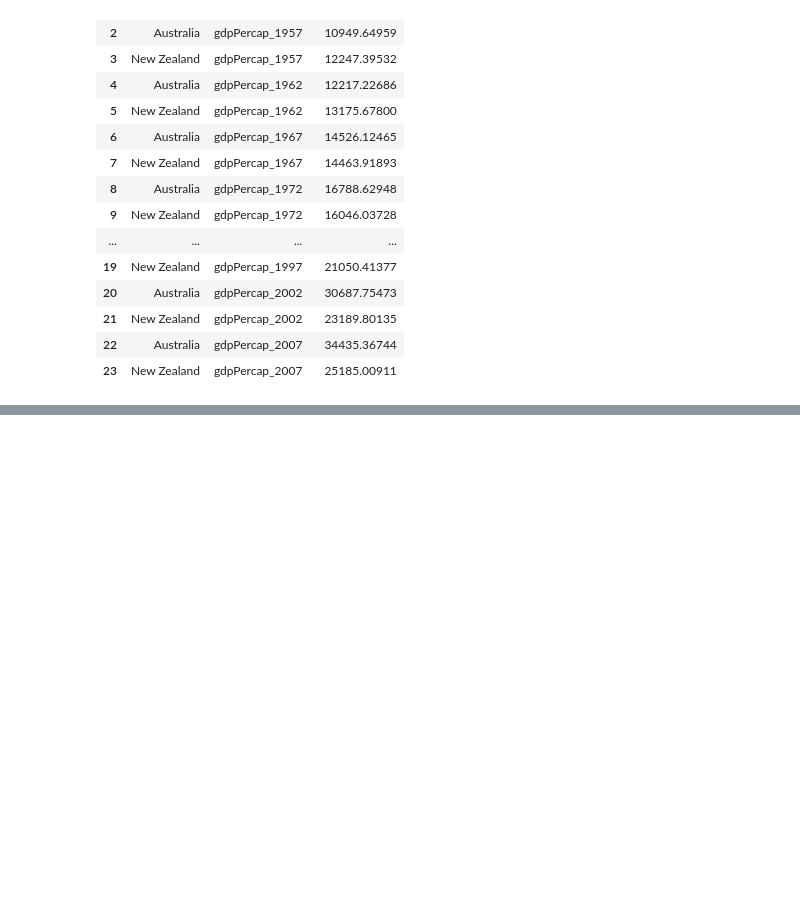
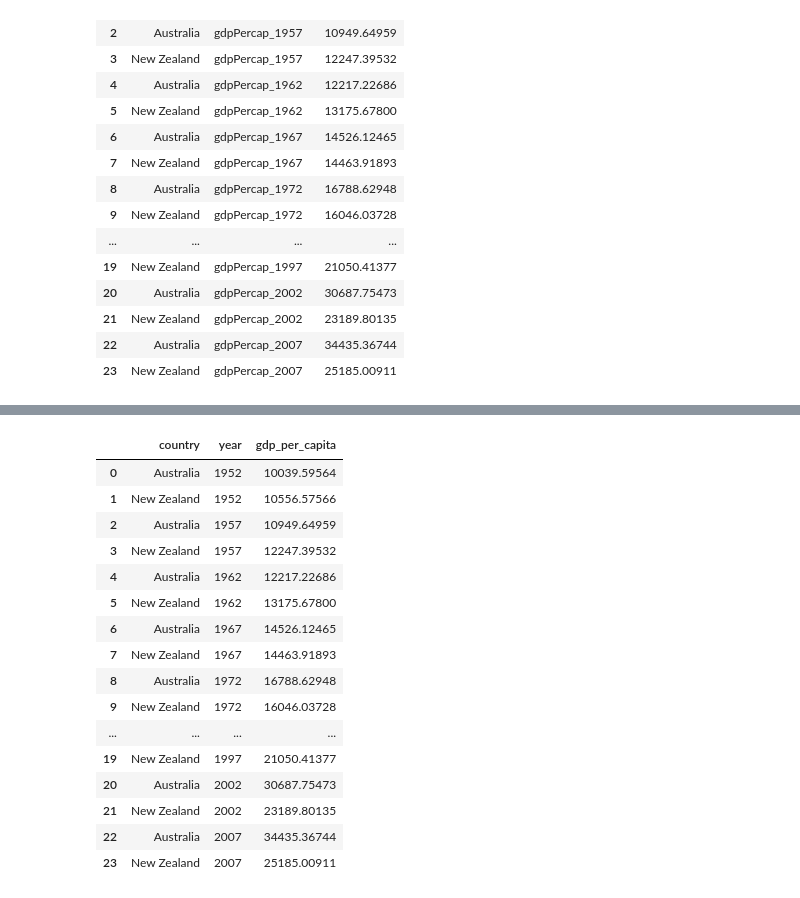
Before and after one commit to nih-fmrif/2017-09-28-NIH-CMN_notebooks, a Jupyter notebook: pandas_and_plotting.ipynb, the cells around one changed output, grey strips where cells are left out. Cells and saved outputs as stored; diff of their text form; code cells hidden in the pictures; blank space fills up the shorter version.

```diff
--- a/pandas_and_plotting.ipynb
+++ b/pandas_and_plotting.ipynb
@@ -349,0 +332,20 @@ Name: year, dtype: object
+# %%
+df_melted
+# %% [output]
+|  | country | year | gdp_per_capita |
+| 0 | Australia | 1952 | 10039.59564 |
+| 1 | New Zealand | 1952 | 10556.57566 |
+| 2 | Australia | 1957 | 10949.64959 |
+| 3 | New Zealand | 1957 | 12247.39532 |
+| 4 | Australia | 1962 | 12217.22686 |
+| 5 | New Zealand | 1962 | 13175.67800 |
+| 6 | Australia | 1967 | 14526.12465 |
+| 7 | New Zealand | 1967 | 14463.91893 |
+| 8 | Australia | 1972 | 16788.62948 |
+| 9 | New Zealand | 1972 | 16046.03728 |
+| ... | ... | ... | ... |
+| 19 | New Zealand | 1997 | 21050.41377 |
+| 20 | Australia | 2002 | 30687.75473 |
+| 21 | New Zealand | 2002 | 23189.80135 |
+| 22 | Australia | 2007 | 34435.36744 |
+| 23 | New Zealand | 2007 | 25185.00911 |
```
Also changed, not shown: parts of 1 cell of this notebook.
